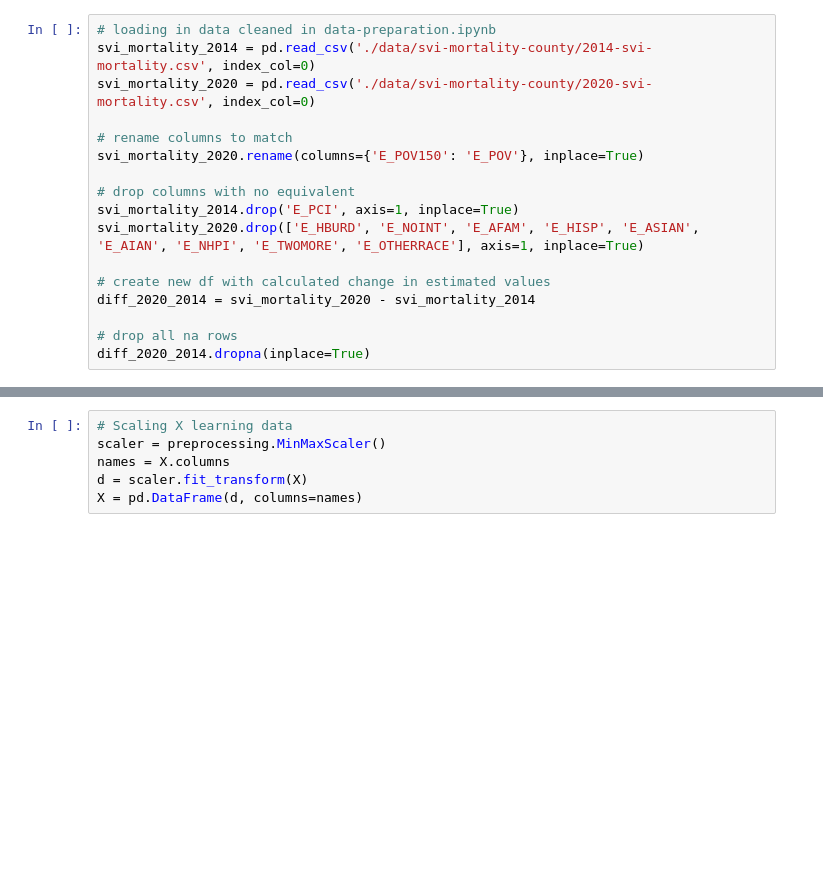
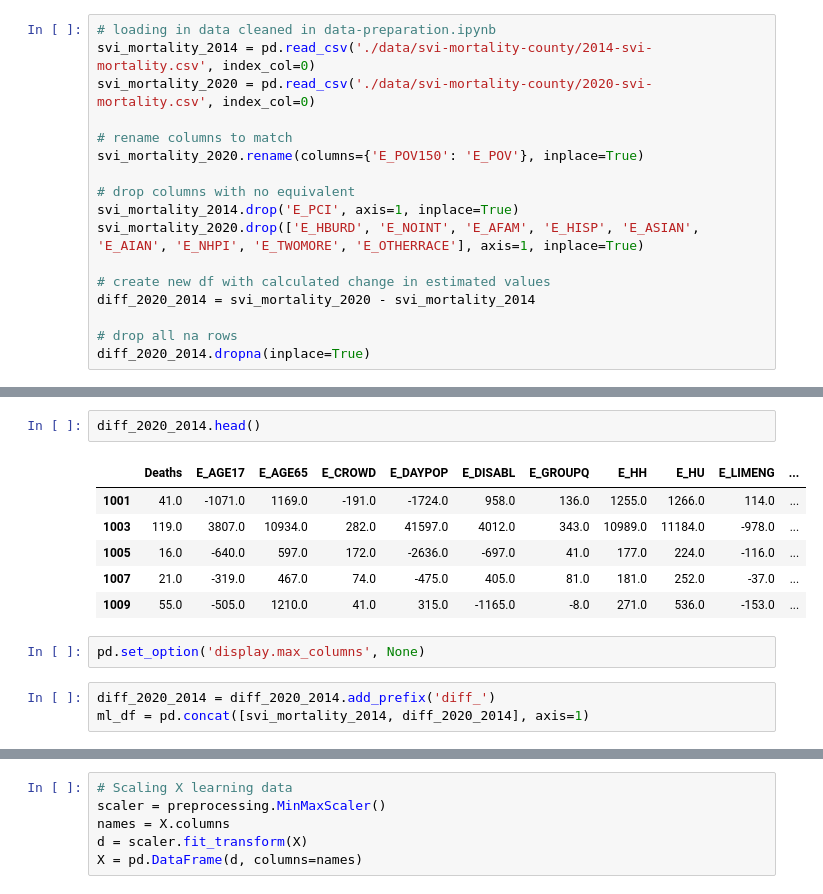
Before and after one commit to alex-keigley/Investigating-SVI-and-Heart-Related-Deaths, a Jupyter notebook: machine-learning.ipynb, the cells around one changed output, grey strips where cells are left out. Drawn from its saved outputs; the diff is of its cells as text; blank space fills up the shorter version.

```diff
--- a/machine-learning.ipynb
+++ b/machine-learning.ipynb
@@ -48,0 +58,14 @@ diff_2020_2014.dropna(inplace=True)
+# %%
+diff_2020_2014.head()
+# %% [output]
+|  | Deaths | E_AGE17 | E_AGE65 | E_CROWD | E_DAYPOP | E_DISABL | E_GROUPQ | E_HH | E_HU | E_LIMENG | ... |
+| 1001 | 41.0 | -1071.0 | 1169.0 | -191.0 | -1724.0 | 958.0 | 136.0 | 1255.0 | 1266.0 | 114.0 | ... |
+| 1003 | 119.0 | 3807.0 | 10934.0 | 282.0 | 41597.0 | 4012.0 | 343.0 | 10989.0 | 11184.0 | -978.0 | ... |
+| 1005 | 16.0 | -640.0 | 597.0 | 172.0 | -2636.0 | -697.0 | 41.0 | 177.0 | 224.0 | -116.0 | ... |
+| 1007 | 21.0 | -319.0 | 467.0 | 74.0 | -475.0 | 405.0 | 81.0 | 181.0 | 252.0 | -37.0 | ... |
+| 1009 | 55.0 | -505.0 | 1210.0 | 41.0 | 315.0 | -1165.0 | -8.0 | 271.0 | 536.0 | -153.0 | ... |
+# %%
+pd.set_option('display.max_columns', None)
+# %%
+diff_2020_2014 = diff_2020_2014.add_prefix('diff_')
+ml_df = pd.concat([svi_mortality_2014, diff_2020_2014], axis=1)
```
Also changed, not shown: parts of 26 cells of this notebook, 2 other files.
